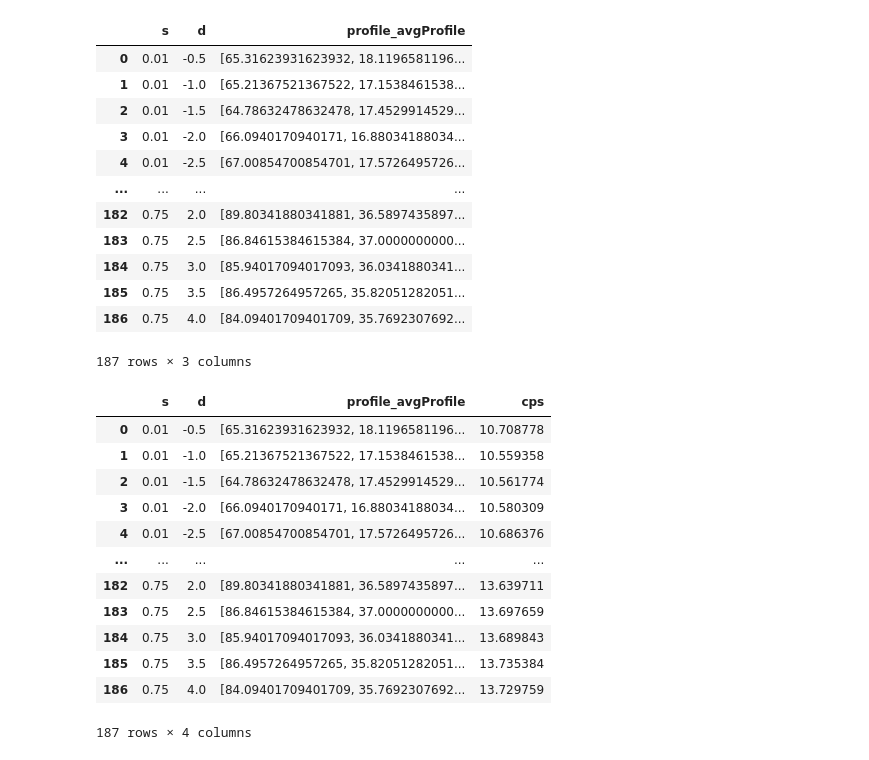
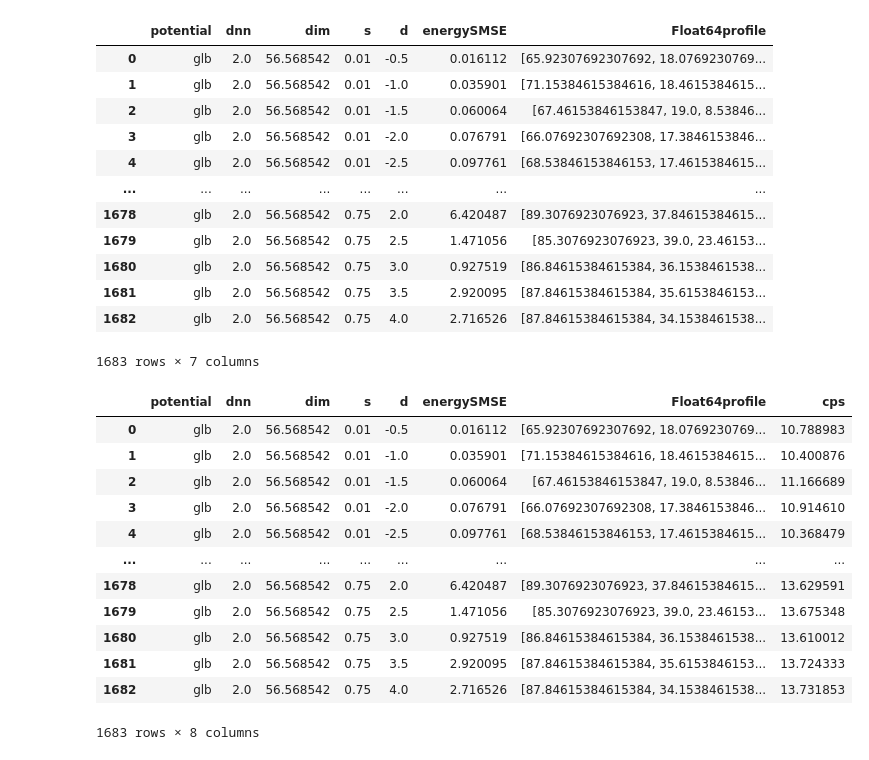
Before and after one commit to austin-marcus/collective_motion_LJ, a Jupyter notebook: src/complexity_analysis.ipynb, the cells around one changed output. Cells and saved outputs as stored; diff of their text form; code cells hidden in the pictures.

```diff
--- a/src/complexity_analysis.ipynb
+++ b/src/complexity_analysis.ipynb
@@ -8,38 +9,39 @@ import ast
 # %%
-D = pd.read_csv("../runs/0316_addition+original.csv", converters={"profile_avgProfile":ast.literal_eval})
+# D = pd.read_csv("../runs/0316_addition+original.csv", converters={"profile_avgProfile":ast.literal_eval})
+D = pd.read_csv("../runs/full_run/0622_full_analysis.csv", converters={"Float64profile":ast.literal_eval})
 D
 # %% [output]
-|  | s | d | profile_avgProfile |
-| 0 | 0.01 | -0.5 | [65.31623931623932, 18.1196581196... |
-| 1 | 0.01 | -1.0 | [65.21367521367522, 17.1538461538... |
-| 2 | 0.01 | -1.5 | [64.78632478632478, 17.4529914529... |
-| 3 | 0.01 | -2.0 | [66.0940170940171, 16.88034188034... |
-| 4 | 0.01 | -2.5 | [67.00854700854701, 17.5726495726... |
-| ... | ... | ... | ... |
-| 182 | 0.75 | 2.0 | [89.80341880341881, 36.5897435897... |
-| 183 | 0.75 | 2.5 | [86.84615384615384, 37.0000000000... |
-| 184 | 0.75 | 3.0 | [85.94017094017093, 36.0341880341... |
-| 185 | 0.75 | 3.5 | [86.4957264957265, 35.82051282051... |
-| 186 | 0.75 | 4.0 | [84.09401709401709, 35.7692307692... |
+|  | potential | dnn | dim | s | d | energySMSE | Float64profile |
+| 0 | glb | 2.0 | 56.568542 | 0.01 | -0.5 | 0.016112 | [65.92307692307692, 18.0769230769... |
+| 1 | glb | 2.0 | 56.568542 | 0.01 | -1.0 | 0.035901 | [71.15384615384616, 18.4615384615... |
+| 2 | glb | 2.0 | 56.568542 | 0.01 | -1.5 | 0.060064 | [67.46153846153847, 19.0, 8.53846... |
+| 3 | glb | 2.0 | 56.568542 | 0.01 | -2.0 | 0.076791 | [66.07692307692308, 17.3846153846... |
+| 4 | glb | 2.0 | 56.568542 | 0.01 | -2.5 | 0.097761 | [68.53846153846153, 17.4615384615... |
+| ... | ... | ... | ... | ... | ... | ... | ... |
+| 1678 | glb | 2.0 | 56.568542 | 0.75 | 2.0 | 6.420487 | [89.3076923076923, 37.84615384615... |
+| 1679 | glb | 2.0 | 56.568542 | 0.75 | 2.5 | 1.471056 | [85.3076923076923, 39.0, 23.46153... |
+| 1680 | glb | 2.0 | 56.568542 | 0.75 | 3.0 | 0.927519 | [86.84615384615384, 36.1538461538... |
+| 1681 | glb | 2.0 | 56.568542 | 0.75 | 3.5 | 2.920095 | [87.84615384615384, 35.6153846153... |
+| 1682 | glb | 2.0 | 56.568542 | 0.75 | 4.0 | 2.716526 | [87.84615384615384, 34.1538461538... |
-187 rows × 3 columns
+1683 rows × 7 columns
 # %%
 def cps(profile):
     return sum( [np.log2(x)/(i+1) if x > 1 else 0 for i, x in enumerate(profile)] ) # in paper 10/3/22
 
 AD = D.copy()
-AD["cps"] = AD["profile_avgProfile"].apply(cps)
+AD["cps"] = AD["Float64profile"].apply(cps)
 AD
 # %% [output]
-|  | s | d | profile_avgProfile | cps |
-| 0 | 0.01 | -0.5 | [65.31623931623932, 18.1196581196... | 10.708778 |
-| 1 | 0.01 | -1.0 | [65.21367521367522, 17.1538461538... | 10.559358 |
-| 2 | 0.01 | -1.5 | [64.78632478632478, 17.4529914529... | 10.561774 |
-| 3 | 0.01 | -2.0 | [66.0940170940171, 16.88034188034... | 10.580309 |
-| 4 | 0.01 | -2.5 | [67.00854700854701, 17.5726495726... | 10.686376 |
-| ... | ... | ... | ... | ... |
-| 182 | 0.75 | 2.0 | [89.80341880341881, 36.5897435897... | 13.639711 |
-| 183 | 0.75 | 2.5 | [86.84615384615384, 37.0000000000... | 13.697659 |
-| 184 | 0.75 | 3.0 | [85.94017094017093, 36.0341880341... | 13.689843 |
-| 185 | 0.75 | 3.5 | [86.4957264957265, 35.82051282051... | 13.735384 |
-| 186 | 0.75 | 4.0 | [84.09401709401709, 35.7692307692... | 13.729759 |
+|  | potential | dnn | dim | s | d | energySMSE | Float64profile | cps |
+| 0 | glb | 2.0 | 56.568542 | 0.01 | -0.5 | 0.016112 | [65.92307692307692, 18.0769230769... | 10.788983 |
+| 1 | glb | 2.0 | 56.568542 | 0.01 | -1.0 | 0.035901 | [71.15384615384616, 18.4615384615... | 10.400876 |
+| 2 | glb | 2.0 | 56.568542 | 0.01 | -1.5 | 0.060064 | [67.46153846153847, 19.0, 8.53846... | 11.166689 |
+| 3 | glb | 2.0 | 56.568542 | 0.01 | -2.0 | 0.076791 | [66.07692307692308, 17.3846153846... | 10.914610 |
+| 4 | glb | 2.0 | 56.568542 | 0.01 | -2.5 | 0.097761 | [68.53846153846153, 17.4615384615... | 10.368479 |
+| ... | ... | ... | ... | ... | ... | ... | ... | ... |
+| 1678 | glb | 2.0 | 56.568542 | 0.75 | 2.0 | 6.420487 | [89.3076923076923, 37.84615384615... | 13.629591 |
+| 1679 | glb | 2.0 | 56.568542 | 0.75 | 2.5 | 1.471056 | [85.3076923076923, 39.0, 23.46153... | 13.675348 |
+| 1680 | glb | 2.0 | 56.568542 | 0.75 | 3.0 | 0.927519 | [86.84615384615384, 36.1538461538... | 13.610012 |
+| 1681 | glb | 2.0 | 56.568542 | 0.75 | 3.5 | 2.920095 | [87.84615384615384, 35.6153846153... | 13.724333 |
+| 1682 | glb | 2.0 | 56.568542 | 0.75 | 4.0 | 2.716526 | [87.84615384615384, 34.1538461538... | 13.731853 |
-187 rows × 4 columns
+1683 rows × 8 columns
```
Also changed, not shown: parts of 15 cells of this notebook.
